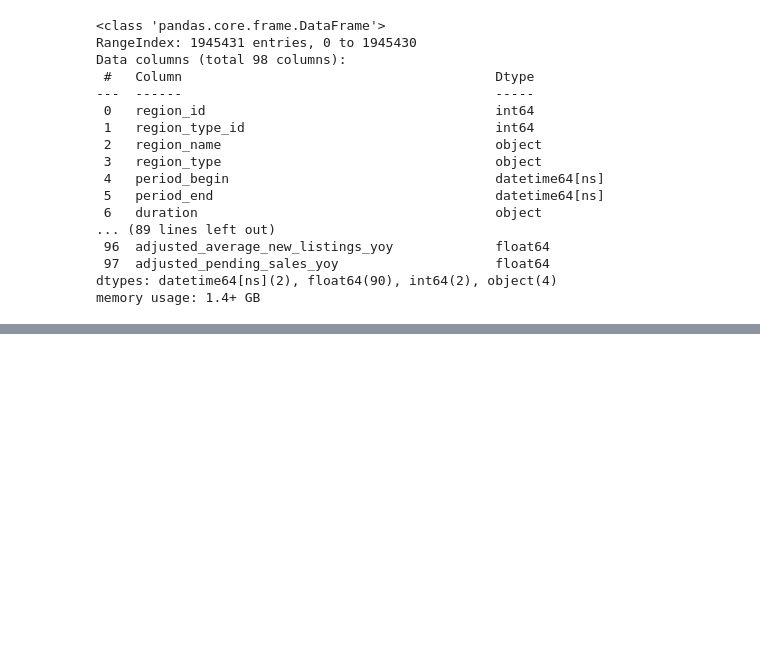
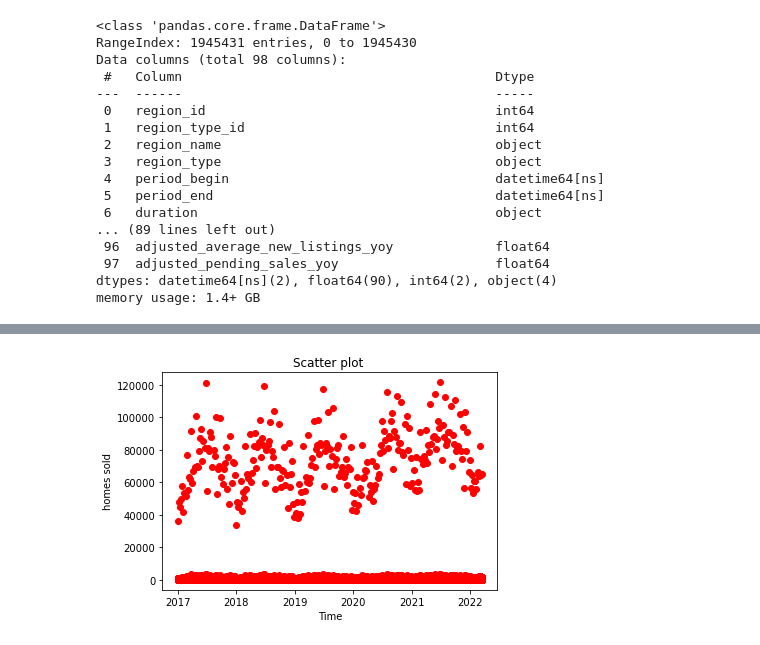
Before and after one commit to rambabu264/Zerodown, a Jupyter notebook: Task3/Zerodown_task3.ipynb, the cells around one changed output, grey strips where cells are left out. Cells and saved outputs as stored; diff of their text form; code cells hidden in the pictures; blank space fills up the shorter version.

```diff
--- a/Task3/Zerodown_task3.ipynb
+++ b/Task3/Zerodown_task3.ipynb
@@ -167,0 +226,8 @@ Name: total_homes_sold, Length: 802, dtype: float64
+# %%
+plt.scatter(df_1week['period_begin'],df_1week['total_homes_sold'], color='r')
+plt.title('Scatter plot ')
+plt.xlabel('Time')
+plt.ylabel('homes sold')
+plt.show()
+# %% [output]
+[figure, added]
```
Also changed, not shown: parts of 24 cells of this notebook.
